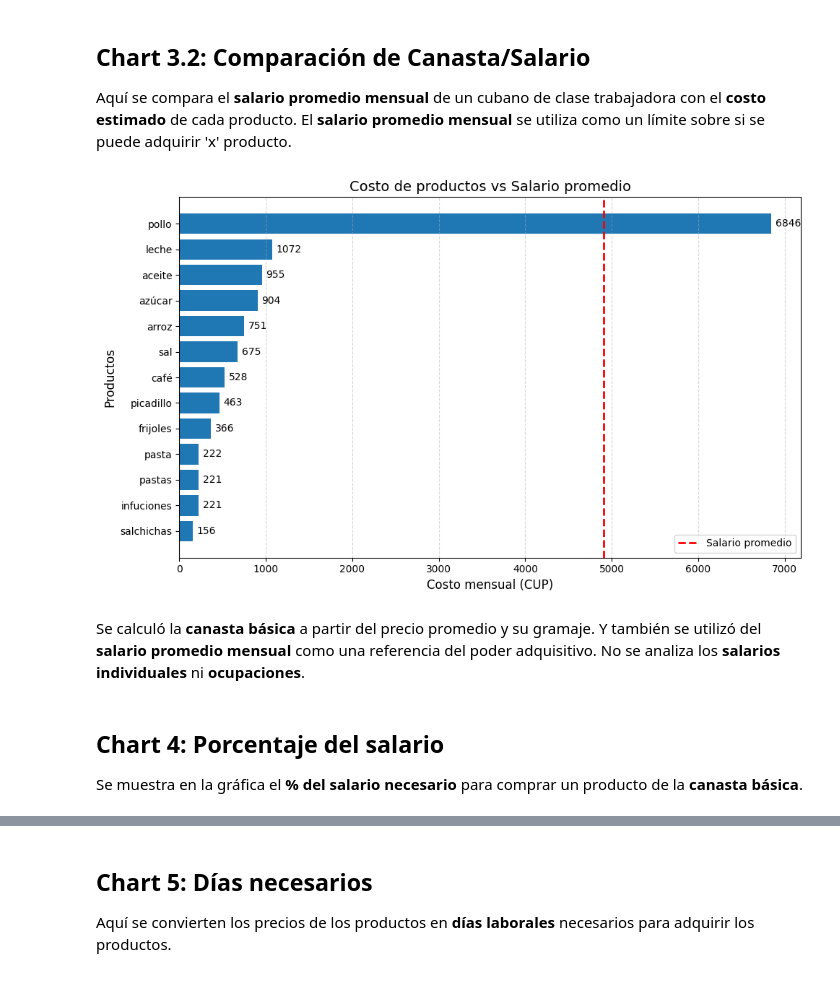
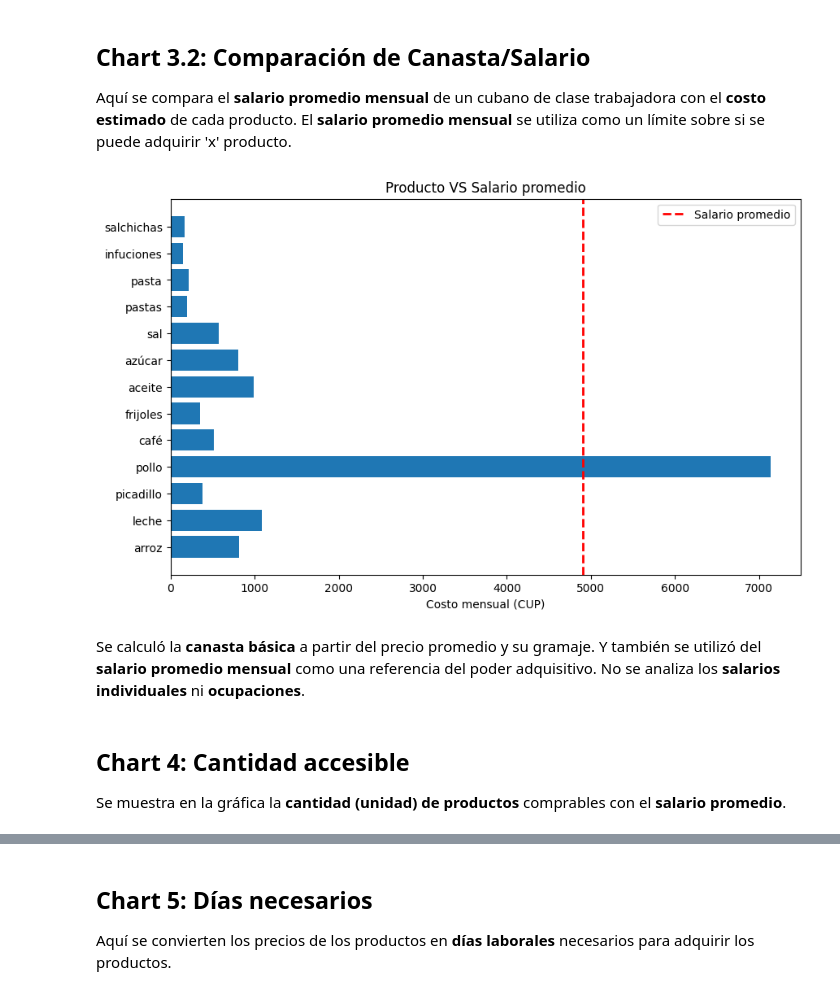
Before and after one commit to L14Npy/project_01, a Jupyter notebook: story.ipynb, the cells around one changed output, grey strips where cells are left out. Cells and saved outputs as stored; diff of their text form; code cells hidden in the pictures.

```diff
--- a/story.ipynb
+++ b/story.ipynb
@@ -170,54 +59,13 @@ ChartCostBasket()
 ## Chart 3.2: Comparación de Canasta/Salario
 
 Aquí se compara el **salario promedio mensual** de un cubano de clase trabajadora con el **costo estimado** de cada producto. El **salario promedio mensual** se utiliza como un límite sobre si se puede adquirir 'x' producto.
-# %%
-def ChartCostBasket2():
-    data = CostBasket2()
-    products = list(data.keys())
-    prices = list(data.values())
-
-    # Ordenar por precio (mejora lectura)
-    products, prices = zip(*sorted(zip(products, prices), key=lambda x: x[1]))
-
-    plt.figure(figsize=(10, 6))
-
-    bars = plt.barh(products, prices)
-
-    # Línea del salario promedio
-    avg_salary = AverageSalarie(1)
-    plt.axvline(
-        x=avg_salary,
-        linestyle='--',
-        linewidth=2,
-        color='red',
-        label='Salario promedio'
-    )
-
-    # Etiquetas de valor en cada barra
-    for bar in bars:
-        width = bar.get_width()
-        plt.text(
-            width + avg_salary * 0.01,
-            bar.get_y() + bar.get_height() / 2,
-            f'{width:.0f}',
-            va='center'
-        )
-
-    plt.title('Costo de productos vs Salario promedio', fontsize=14)
-    plt.xlabel('Costo mensual (CUP)', fontsize=12)
-    plt.ylabel('Productos', fontsize=12)
-
-    plt.grid(axis='x', linestyle='--', alpha=0.5)
-    plt.legend()
-    plt.tight_layout()
-    plt.show()
-
-ChartCostBasket2()
-# %% [output]
-[figure, removed]
+# %%
+ChartCostBasket2(1)
+# %% [output]
+[figure, added]
 # %% [markdown]
 Se calculó la **canasta básica** a partir del precio promedio y su gramaje. Y también se utilizó del **salario promedio mensual** como una referencia del poder adquisitivo. No se analiza los **salarios individuales** ni **ocupaciones**.
 # %% [markdown]
-## Chart 4: Porcentaje del salario
+## Chart 4: Cantidad accesible
 
-Se muestra en la gráfica el **% del salario necesario** para comprar un producto de la **canasta básica**.
+Se muestra en la gráfica la **cantidad (unidad) de productos** comprables con el **salario promedio**.
```
Also changed, not shown: parts of 14 cells of this notebook, 8 other files.
